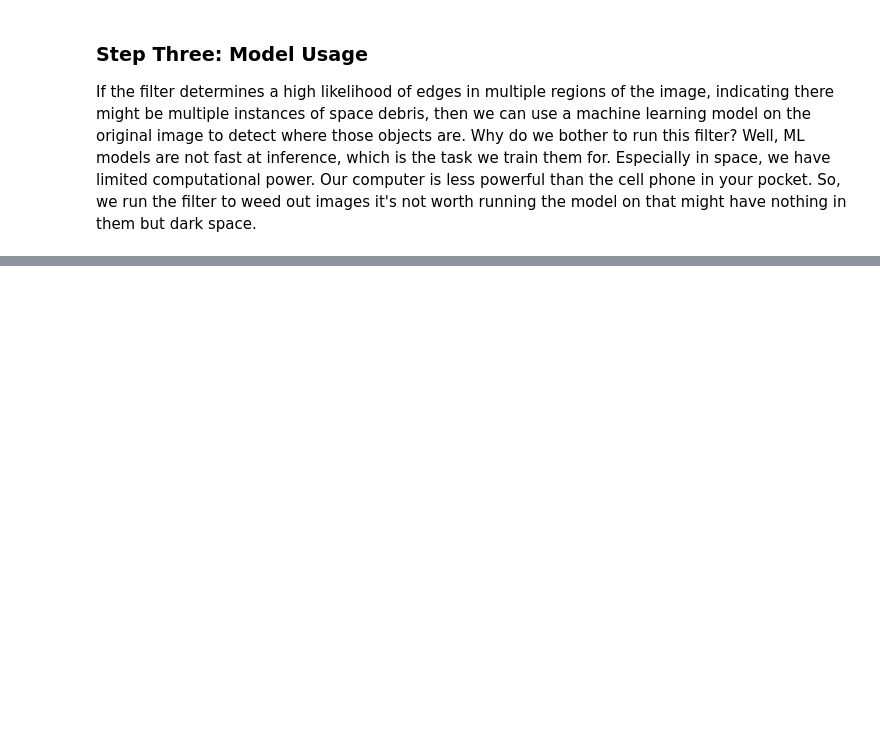
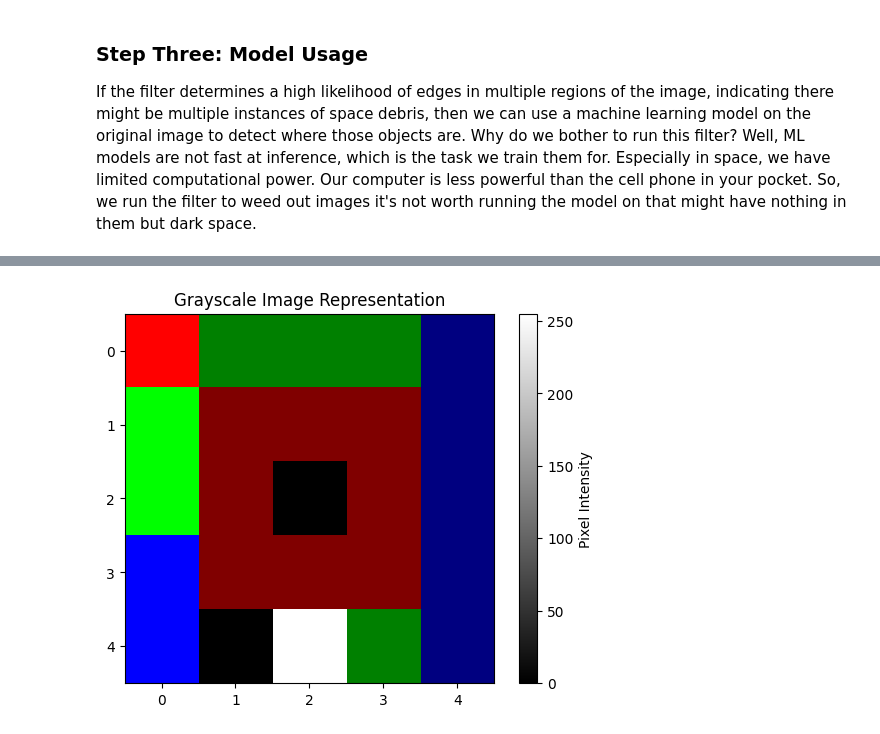
Before and after one commit to Tufts-CubeSat/Outreach_Materials, a Jupyter notebook: image_matrices.ipynb, the cells around one changed output, grey strips where cells are left out. Drawn from its saved outputs; the diff is of its cells as text; code cells hidden in the pictures; blank space fills up the shorter version.

```diff
--- a/image_matrices.ipynb
+++ b/image_matrices.ipynb
@@ -172,0 +185,15 @@ If the filter determines a high likelihood of edges in multiple regions of the i
+# %%
+image = np.array([
+    [(255, 0, 0), (0,128,0), (0,128,0), (0,128,0), (0,0,128)],
+    [(0,255,0), (128, 0, 0), (128, 0, 0), (128, 0, 0), (0,0,128)],
+    [(0,255,0), (128, 0, 0), (0,0,0), (128, 0, 0), (0,0,128)],
+    [(0,0,255), (128, 0, 0), (128, 0, 0), (128, 0, 0), (0,0,128)],
+    [(0,0,255), (0,0,0), (255, 255, 255), (0,128,0), (0,0,128)]
+])
+# Display the image using matplotlib
+plt.imshow(image, cmap='gray', vmin=0, vmax=255)
+plt.colorbar(label="Pixel Intensity")
+plt.title("Grayscale Image Representation")
+plt.show()
+# %% [output]
+[figure, added]
```
Also changed, not shown: parts of 2 cells of this notebook.
